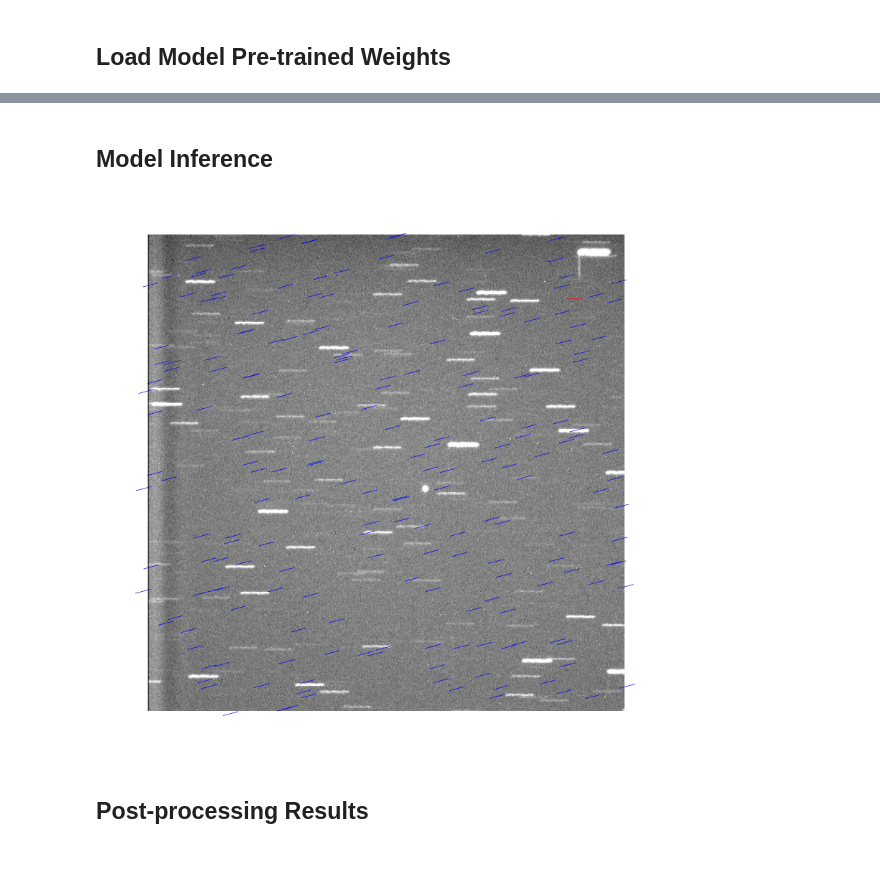
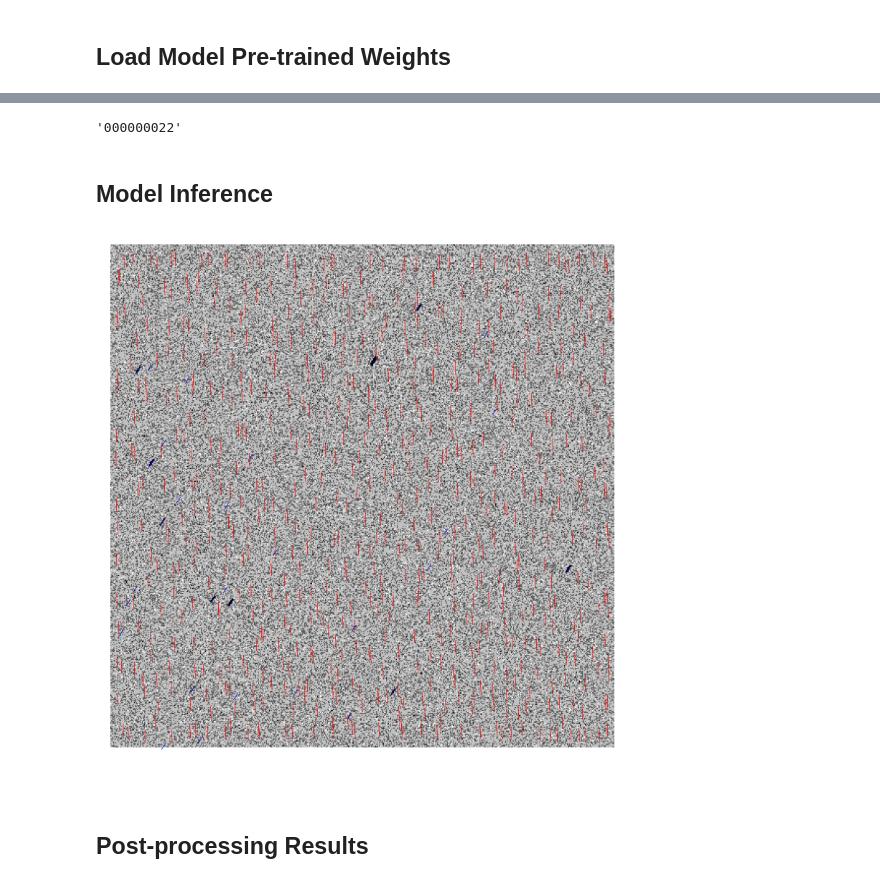
Before and after one commit to zgazak/LETR, a Jupyter notebook: src/demo_letr.ipynb, the cells around one changed output, grey strips where cells are left out. Saved outputs shown, nothing was run; the diff lists cells and outputs as text; code cells hidden in the pictures.

```diff
--- a/src/demo_letr.ipynb
+++ b/src/demo_letr.ipynb
@@ -90,14 +90,14 @@ class Resize(object):
 ## Load Model Pre-trained Weights
 # %%
 # obtain checkpoints
-checkpoint = torch.load('../exp/oft_50_lines/checkpoints/checkpoint0039.pth', map_location='cpu')
+checkpoint = torch.load('../exp/oft_50_lines_med/checkpoints/checkpoint0049.pth', map_location='cpu')
 #checkpoint = torch.load('../exp/hypspec_oft_stage2/checkpoints/checkpoint0299.pth', map_location='cpu')
-#checkpoint = torch.load('../../../exp/starnet_orig/checkpoints/checkpoint0084.pth', map_location='cpu')
+#checkpoint = torch.load('../checkpoint0299.pth', map_location='cpu')
 
 
 # load model
 args = checkpoint['args']
 model, _, postprocessors = build_model(args)
 model.load_state_dict(checkpoint['model'])
-model.eval()
+#model.eval()
 # %% [output]
@@ -107,23 +107,0 @@ RuntimeError: CUDA unknown error - this may be due to an incorrectly set up envi
-# %%
-# load image
-raw_img = plt.imread('../../spectranet_hyperspectral/.scratch/shs_oft/train_sum_zs/000000000.png')
-#raw_img = plt.imread('../../spectranet_hyperspectral/.scratch/StarNet-67k/test/abq01.12.10.2017_sat_41866.1317.png')
-
-raw_img = np.stack([raw_img,raw_img,raw_img],-1)
-h, w = raw_img.shape[0], raw_img.shape[1]
-orig_size = torch.as_tensor([int(h), int(w)])
-
-# normalize image
-test_size = 1100
-normalize = Compose([
-        ToTensor(),
-        Normalize([26743.745740890503,26743.745740890503,26743.745740890503], [8303.286988611937,8303.286988611937,8303.286988611937]),
-        Resize([test_size]),
-    ])
-
-
-img = normalize(raw_img)
-inputs = nested_tensor_from_tensor_list([img])
-plt.axis('off')
-
-plt.imshow(raw_img)
@@ -137,10 +107,0 @@ raw_img.shape
-# %%
-#load ground truth
-import json
-gt = json.load(open('../../spectranet_hyperspectral/.scratch/shs_oft/annotations/lines_train.json','r'))
-
-gt_lines = []
-for annot in gt["annotations"]:
-    if annot["image_id"] ==0:
-        gt_lines.append([annot["line"][0],annot["line"][1],annot["line"][0]+annot["line"][2],annot["line"][1]+annot["line"][3]])
-gts = np.array(gt_lines)
@@ -146,0 +203,4 @@ gts = np.array(gt_lines)
+# %%
+"%.9i"%22
+# %% [output]
+'000000022'
@@ -160,39 +222,39 @@ lines = out_line * scale_fct[:, None, :]
 lines = lines.view(1000, 2, 2)
 lines = lines.flip([-1])# this is yxyx format
 scores = scores.detach().numpy()
-keep = scores >= 0.9
+keep = scores >= 0.6
 keep = keep.squeeze()
 lines = lines[keep]
 lines = lines.reshape(lines.shape[0], -1)
 
 
 
 fig = plt.figure()
-plt.imshow(zscale(raw_img))
+plt.imshow(zscale(raw_img[:,:,0],contrast=.4),cmap="Greys")
 
 
 for line in gt_lines:
     x1, y1, x2, y2 = line
     p1 = (x1, y1)
     p2 = (x2, y2)
     plt.plot([p1[0], p2[0]], [p1[1], p2[1]], linewidth=.25, color='blue', zorder=1)
 
 for tp_id, line in enumerate(lines):
     y1, x1, y2, x2 = line.detach().numpy() # this is yxyx
 
     #x1, y1, x2, y2  = line.detach().numpy()
     p1 = (x1, y1)
     p2 = (x2, y2)
     plt.plot([p1[0], p2[0]], [p1[1], p2[1]], linewidth=.25, color='red', zorder=1)
 
 plt.axis('off')
 
 
 plt.savefig("../figures/demo_star_result.png", dpi=300, bbox_inches='tight', pad_inches = 0)
 #plt.close(fig)
 plt.show()
 # %% [output]
-[figure, old version]
+[figure, new version]
 # %% [markdown]
 ## Post-processing Results
 # %%
```
Also changed, not shown: parts of 8 cells of this notebook, 6 other files.
